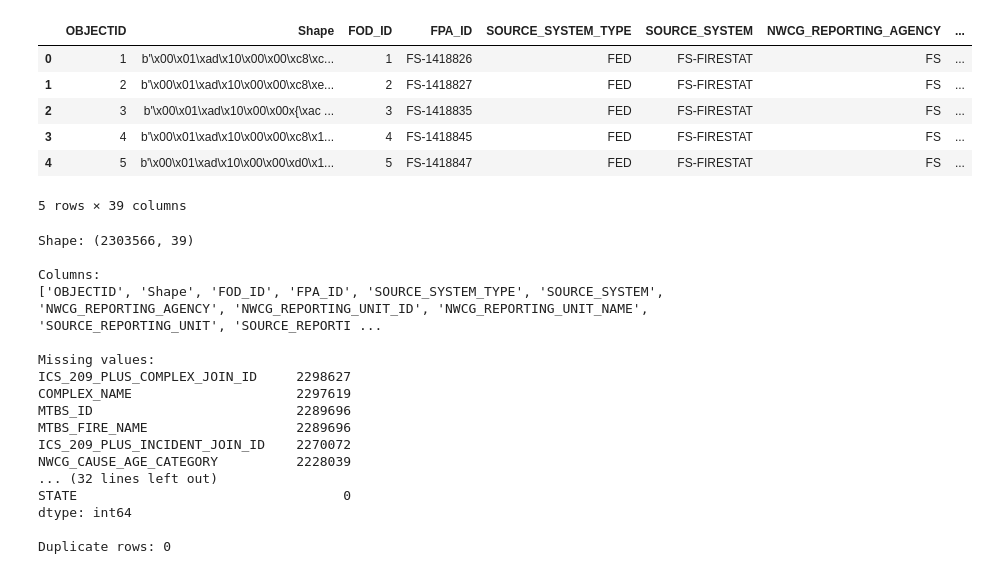
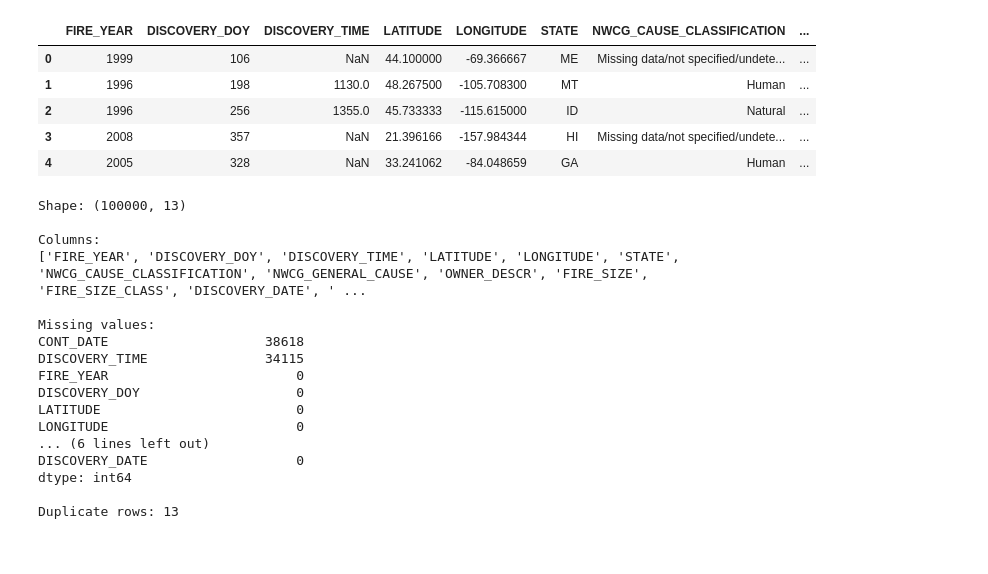
Before and after one commit to jakeprince/Wildfire-Prediction, a Jupyter notebook: prediction.ipynb, the cells around one changed output. Saved outputs shown, nothing was run; the diff lists cells and outputs as text; code cells hidden in the pictures.

Commit message:
Remove large datasets and update wildfire models

```diff
--- a/prediction.ipynb
+++ b/prediction.ipynb
@@ -1,17 +1,16 @@
 # %%
 import pandas as pd
 
-df = pd.read_csv("data.csv")
+df = pd.read_csv("wildfires_small.csv")
 
 df.head()
 # %% [output]
-|  | OBJECTID | Shape | FOD_ID | FPA_ID | SOURCE_SYSTEM_TYPE | SOURCE_SYSTEM | NWCG_REPORTING_AGENCY | ... |
-| 0 | 1 | b'\x00\x01\xad\x10\x00\x00\xc8\xc... | 1 | FS-1418826 | FED | FS-FIRESTAT | FS | ... |
-| 1 | 2 | b'\x00\x01\xad\x10\x00\x00\xc8\xe... | 2 | FS-1418827 | FED | FS-FIRESTAT | FS | ... |
-| 2 | 3 | b'\x00\x01\xad\x10\x00\x00x{\xac ... | 3 | FS-1418835 | FED | FS-FIRESTAT | FS | ... |
-| 3 | 4 | b'\x00\x01\xad\x10\x00\x00\xc8\x1... | 4 | FS-1418845 | FED | FS-FIRESTAT | FS | ... |
-| 4 | 5 | b'\x00\x01\xad\x10\x00\x00\xd0\x1... | 5 | FS-1418847 | FED | FS-FIRESTAT | FS | ... |
+|  | FIRE_YEAR | DISCOVERY_DOY | DISCOVERY_TIME | LATITUDE | LONGITUDE | STATE | NWCG_CAUSE_CLASSIFICATION | ... |
+| 0 | 1999 | 106 | NaN | 44.100000 | -69.366667 | ME | Missing data/not specified/undete... | ... |
+| 1 | 1996 | 198 | 1130.0 | 48.267500 | -105.708300 | MT | Human | ... |
+| 2 | 1996 | 256 | 1355.0 | 45.733333 | -115.615000 | ID | Natural | ... |
+| 3 | 2008 | 357 | NaN | 21.396166 | -157.984344 | HI | Missing data/not specified/undete... | ... |
+| 4 | 2005 | 328 | NaN | 33.241062 | -84.048659 | GA | Human | ... |
-5 rows × 39 columns
 # %%
 # Basic dataset information
 print("Shape:", df.shape)
@@ -23,20 +22,20 @@ print(df.isnull().sum().sort_values(ascending=False))
 
 print("\nDuplicate rows:", df.duplicated().sum())
 # %% [output]
-Shape: (2303566, 39)
+Shape: (100000, 13)
 
 Columns:
-['OBJECTID', 'Shape', 'FOD_ID', 'FPA_ID', 'SOURCE_SYSTEM_TYPE', 'SOURCE_SYSTEM', 'NWCG_REPORTING_AGENCY', 'NWCG_REPORTING_UNIT_ID', 'NWCG_REPORTING_UNIT_NAME', 'SOURCE_REPORTING_UNIT', 'SOURCE_REPORTI ...
+['FIRE_YEAR', 'DISCOVERY_DOY', 'DISCOVERY_TIME', 'LATITUDE', 'LONGITUDE', 'STATE', 'NWCG_CAUSE_CLASSIFICATION', 'NWCG_GENERAL_CAUSE', 'OWNER_DESCR', 'FIRE_SIZE', 'FIRE_SIZE_CLASS', 'DISCOVERY_DATE', ' ...
 
 Missing values:
-ICS_209_PLUS_COMPLEX_JOIN_ID     2298627
-COMPLEX_NAME                     2297619
-MTBS_ID                          2289696
-MTBS_FIRE_NAME                   2289696
-ICS_209_PLUS_INCIDENT_JOIN_ID    2270072
-NWCG_CAUSE_AGE_CATEGORY          2228039
-... (32 lines left out)
-STATE                                  0
+CONT_DATE                    38618
+DISCOVERY_TIME               34115
+FIRE_YEAR                        0
+DISCOVERY_DOY                    0
+LATITUDE                         0
+LONGITUDE                        0
+... (6 lines left out)
+DISCOVERY_DATE                   0
 dtype: int64
 
-Duplicate rows: 0
+Duplicate rows: 13
```
Also changed, not shown: parts of 18 cells of this notebook, 4 other files.
